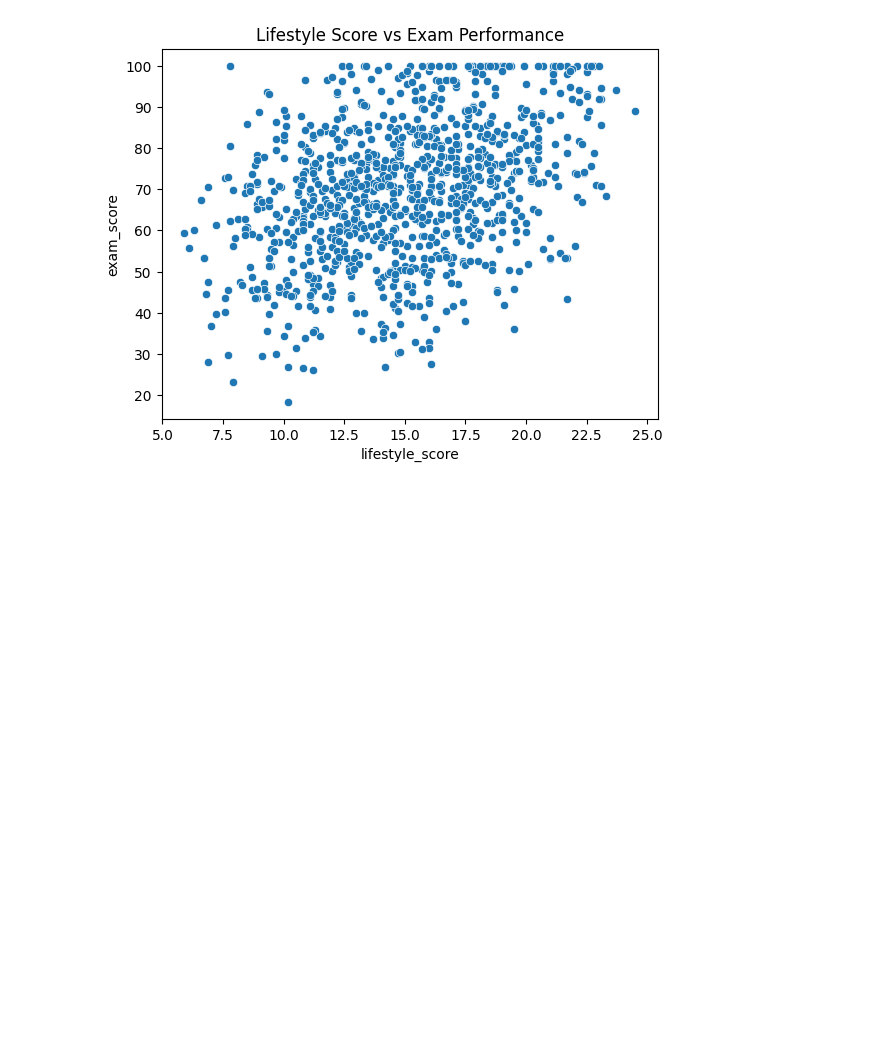
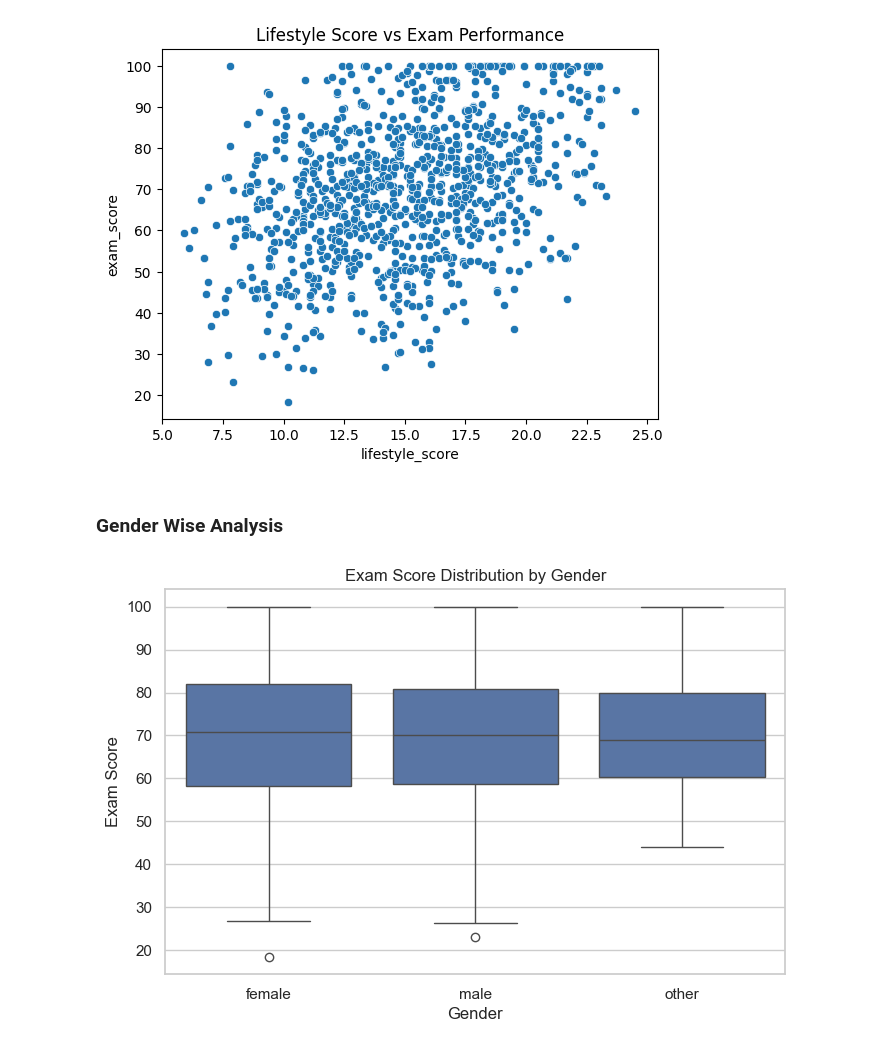
Before and after one commit to manuuu13/data7001_group15_project, a Jupyter notebook: behaviourial_data_clean_EDA.ipynb, the cells around one changed output. Saved outputs shown, nothing was run; the diff lists cells and outputs as text; code cells hidden in the pictures; blank space fills up the shorter version.

```diff
--- a/behaviourial_data_clean_EDA.ipynb
+++ b/behaviourial_data_clean_EDA.ipynb
@@ -180,3 +247,16 @@ plt.title("Lifestyle Score vs Exam Performance")
 plt.show()
 # %% [output]
 [figure]
+# %% [markdown]
+### Gender Wise Analysis
+# %%
+plt.figure(figsize=(8,5))
+sns.boxplot(x='gender', y='exam_score', data=df)
+
+plt.title("Exam Score Distribution by Gender")
+plt.xlabel("Gender")
+plt.ylabel("Exam Score")
+
+plt.show()
+# %% [output]
+[figure, added]
```
Also changed, not shown: parts of 24 cells of this notebook.
